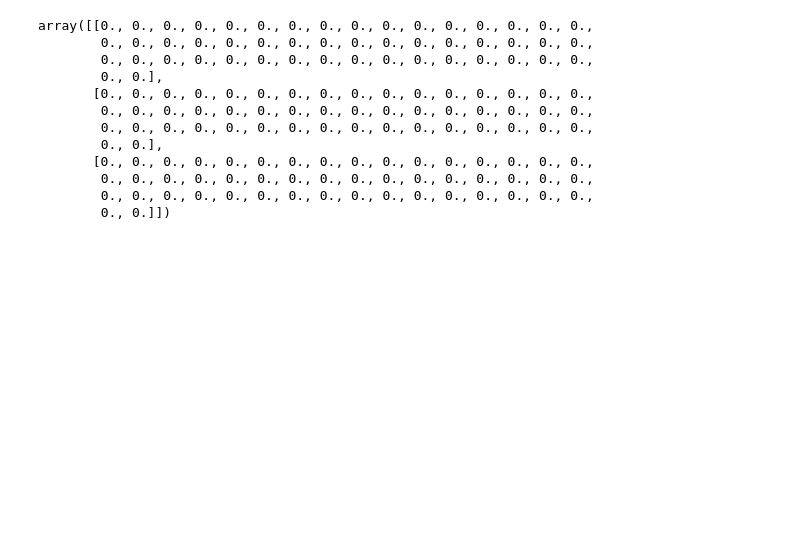
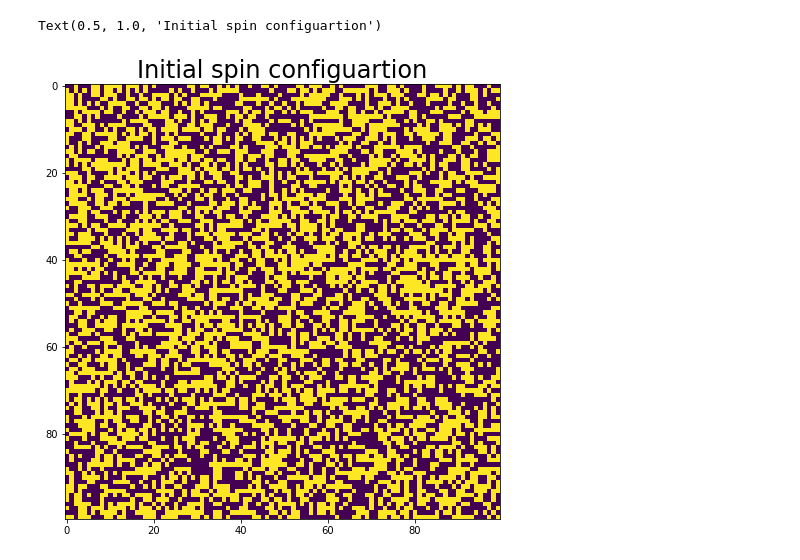
Before and after one commit to DUMUduwaka/Ising-Model, a Jupyter notebook: Ising_Model.ipynb, the cells around one changed output. Cells and saved outputs as stored; diff of their text form; code cells hidden in the pictures; blank space fills up the shorter version.

```diff
--- a/Ising_Model.ipynb
+++ b/Ising_Model.ipynb
@@ -176,15 +110,0 @@ for N in lattice:
-# %%
-Energy
-# %% [output]
-array([[0., 0., 0., 0., 0., 0., 0., 0., 0., 0., 0., 0., 0., 0., 0., 0.,
-        0., 0., 0., 0., 0., 0., 0., 0., 0., 0., 0., 0., 0., 0., 0., 0.,
-        0., 0., 0., 0., 0., 0., 0., 0., 0., 0., 0., 0., 0., 0., 0., 0.,
-        0., 0.],
-       [0., 0., 0., 0., 0., 0., 0., 0., 0., 0., 0., 0., 0., 0., 0., 0.,
-        0., 0., 0., 0., 0., 0., 0., 0., 0., 0., 0., 0., 0., 0., 0., 0.,
-        0., 0., 0., 0., 0., 0., 0., 0., 0., 0., 0., 0., 0., 0., 0., 0.,
-        0., 0.],
-       [0., 0., 0., 0., 0., 0., 0., 0., 0., 0., 0., 0., 0., 0., 0., 0.,
-        0., 0., 0., 0., 0., 0., 0., 0., 0., 0., 0., 0., 0., 0., 0., 0.,
-        0., 0., 0., 0., 0., 0., 0., 0., 0., 0., 0., 0., 0., 0., 0., 0.,
-        0., 0.]])
@@ -190,0 +117,10 @@ array([[0., 0., 0., 0., 0., 0., 0., 0., 0., 0., 0., 0., 0., 0., 0., 0.,
+# %%
+N = 100
+lattice = 2*np.random.randint(2,size=(N,N))-1
+# %%
+plt.figure(figsize=(8,8))
+plt.imshow(lattice)
+plt.title('Initial spin configuartion',fontsize=24)
+# %% [output]
+Text(0.5, 1.0, 'Initial spin configuartion')
+[figure, added]
```
Also changed, not shown: parts of 7 cells of this notebook.
